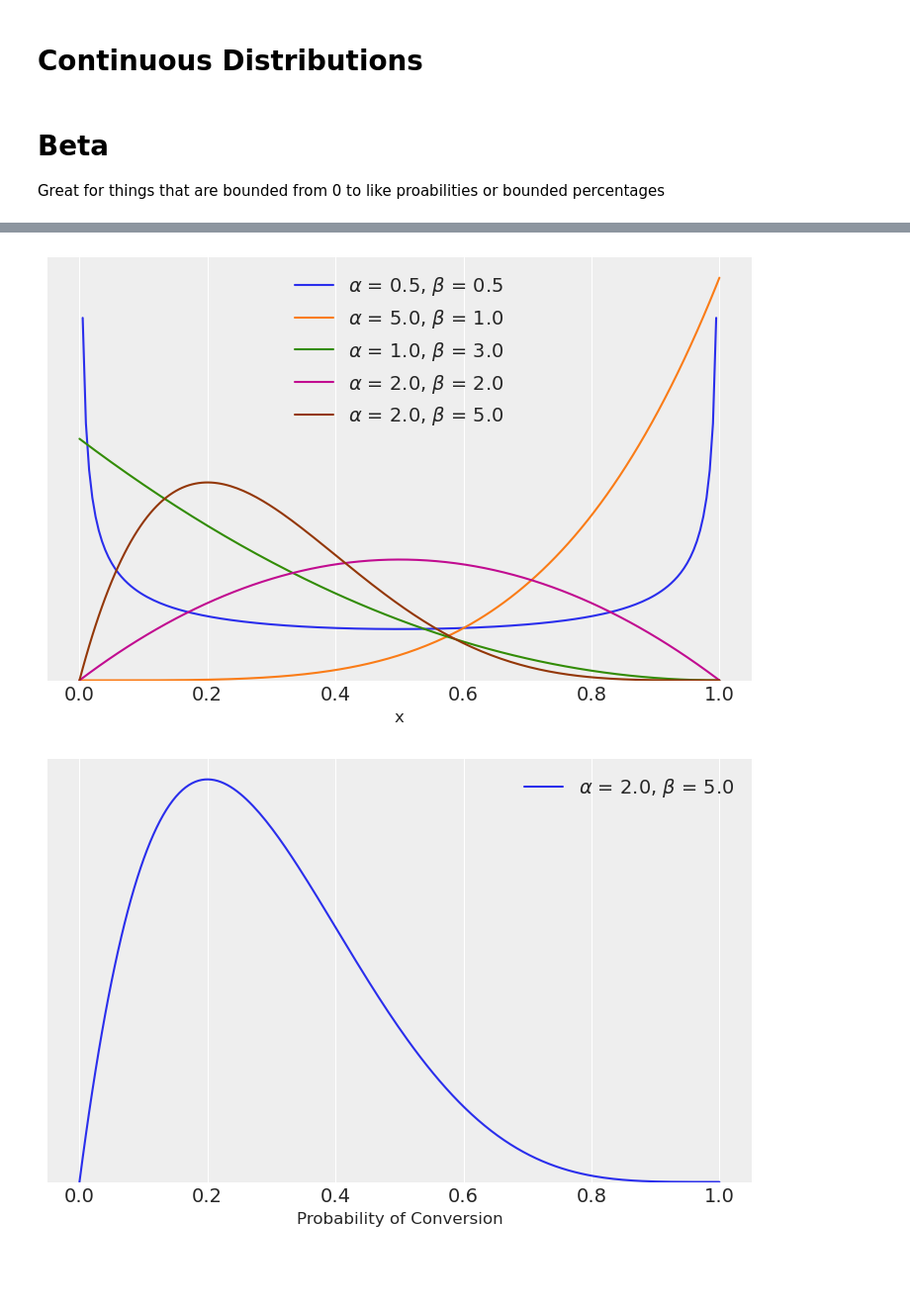
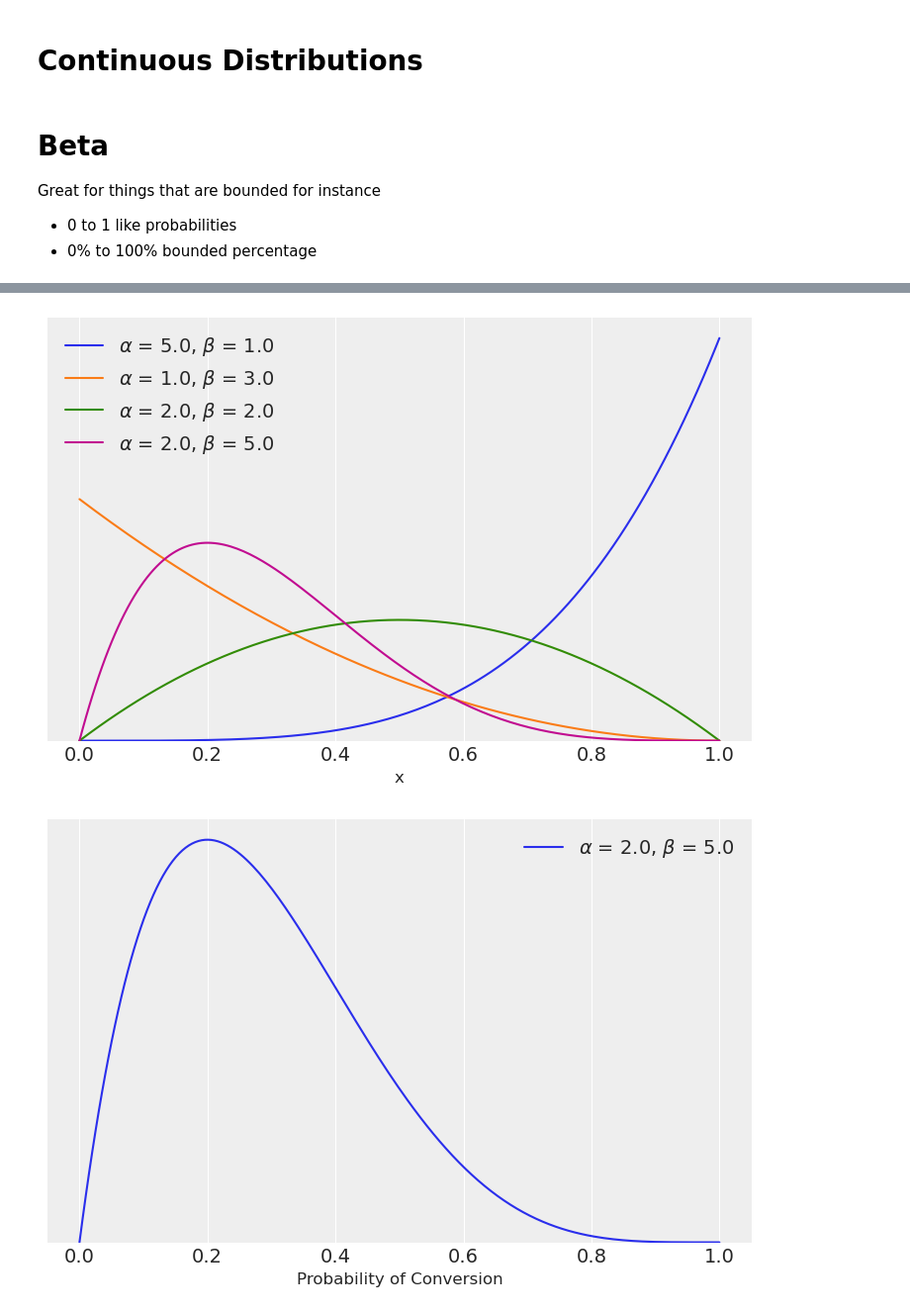
Before and after one commit to AlexAndorra/notebooks-experiments, a Jupyter notebook: Common Distributions-Distributions.ipynb, the cells around one changed output, grey strips where cells are left out. Shown at 99% size. Saved outputs shown, nothing was run; the diff lists cells and outputs as text; code cells hidden in the pictures; blank space fills up the shorter version.

```diff
--- a/Common Distributions-Distributions.ipynb
+++ b/Common Distributions-Distributions.ipynb
@@ -28,7 +26,7 @@ def plot_format(x_label="x"):
     plt.yticks([])
     plt.ylim(0)
     plt.legend()
-    return plt
+    return
 # %% [markdown]
 # Discrete Distributions
 Great for
@@ -136,11 +134,13 @@ plot_format("Number of missed goals until two successful goals");
 # Continuous Distributions
 # %% [markdown]
 # Beta
-Great for things that are bounded from 0 to like proabilities or bounded percentages
+Great for things that are bounded for instance
+* 0 to 1 like probabilities
+* 0% to 100% bounded percentage
 # %%
 x = np.linspace(0, 1, 200)
-alphas = [.5, 5., 1., 2., 2.]
-betas = [.5, 1., 3., 2., 5.]
+alphas = [5., 1., 2., 2.]
+betas = [1., 3., 2., 5.]
 for a, b in zip(alphas, betas):
     pdf = stats.beta.pdf(x, a, b)
     plt.plot(x, pdf, label=r'$\alpha$ = {}, $\beta$ = {}'.format(a, b))
@@ -150,4 +149,4 @@ plot_format()
-[figure, old version]
+[figure, new version]
 # %%
 x = np.linspace(0, 1, 200)
 alpa = 1
```
Also changed, not shown: parts of 15 cells of this notebook.
